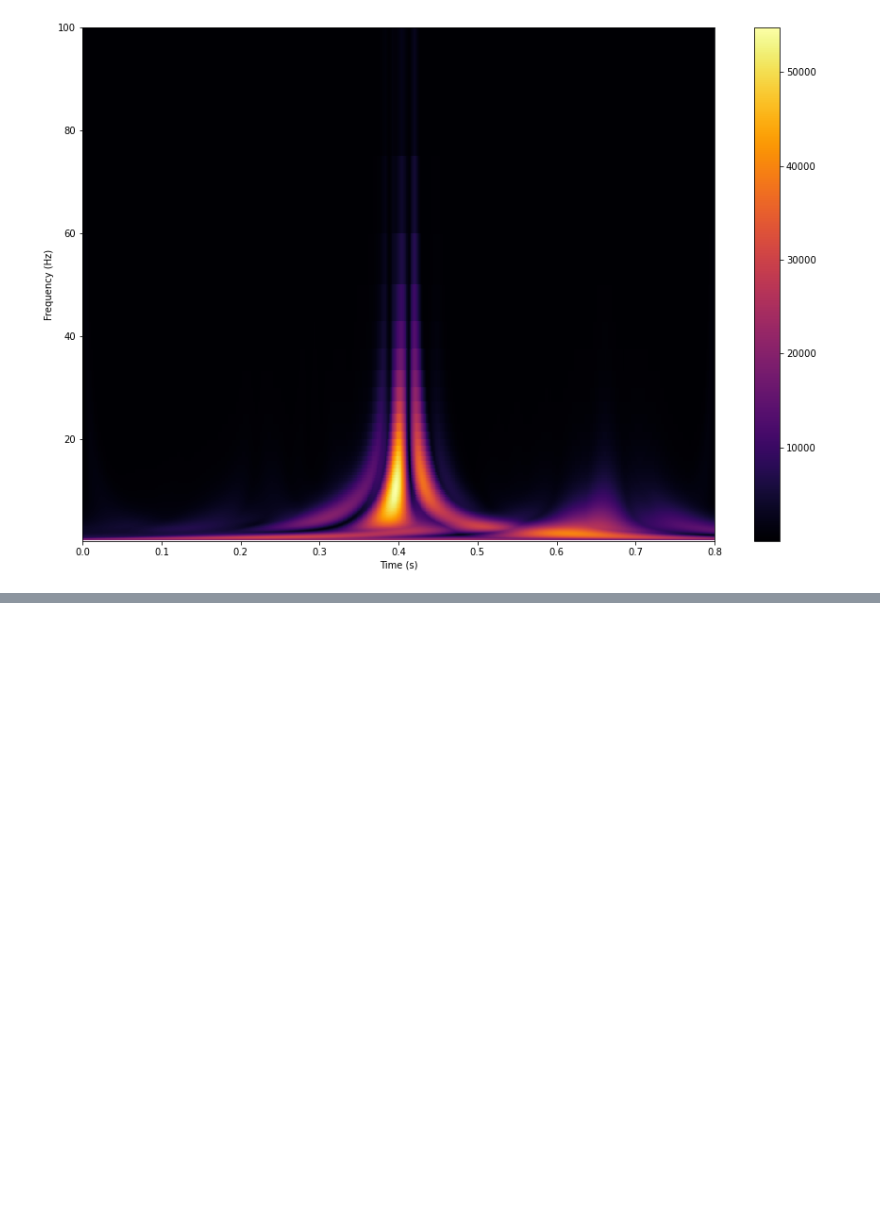
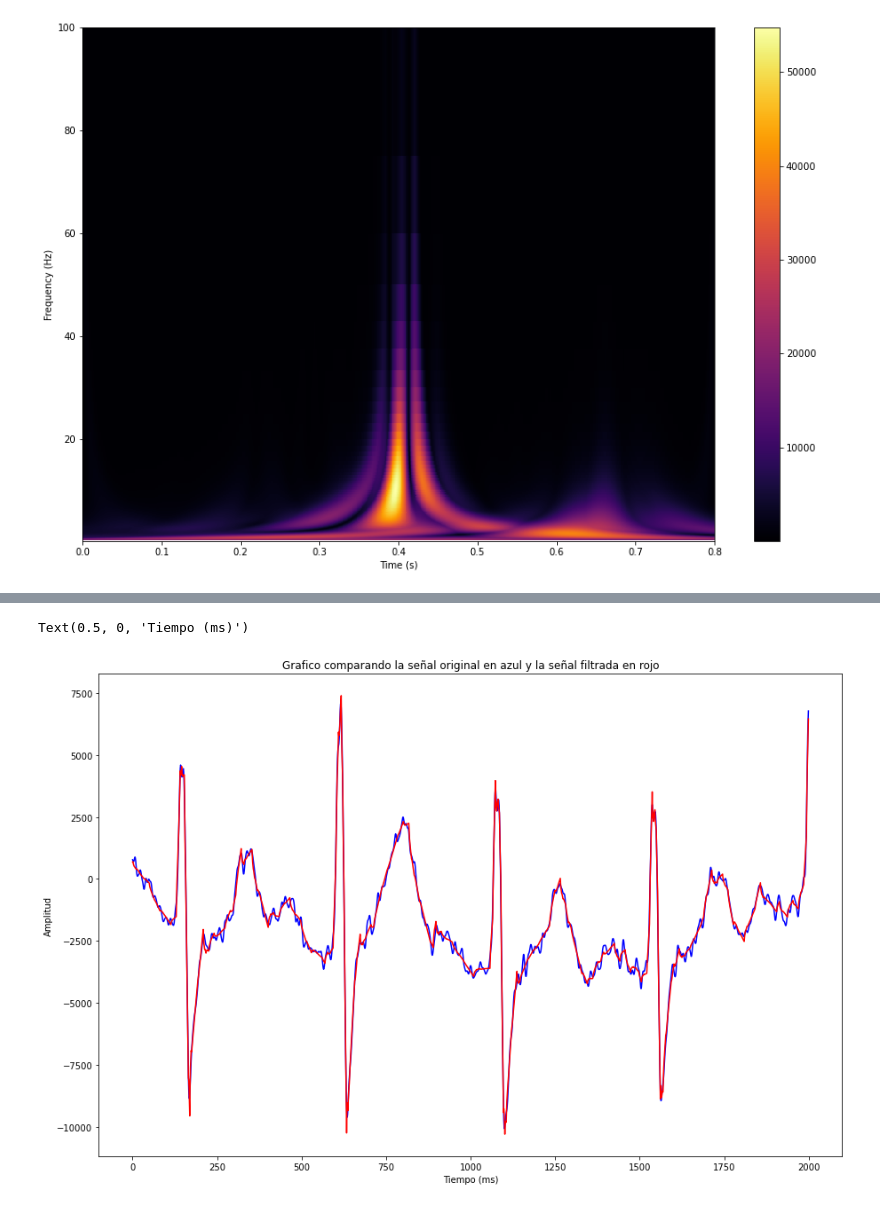
Before and after one commit to Sidorczuk/DSP, a Jupyter notebook: TP-Final.ipynb, the cells around one changed output, grey strips where cells are left out. Saved outputs shown, nothing was run; the diff lists cells and outputs as text; code cells hidden in the pictures; blank space fills up the shorter version.

Commit message:
Add first attemp at filtering high frequency noise
Used 2 diferent programs for filtering the ecg signal using wavelet multiresolution analysis and compared to the original signal

```diff
--- a/TP-Final.ipynb
+++ b/TP-Final.ipynb
@@ -106 +107,37 @@ plt.colorbar()
 [figure]
+# %%
+# Filtrado del ruido de alta frecuencia del ecg realizando una descomposicion multiresolucion con la dwt
+# Usando la funcion exponencial
+
+N = len(ecg_one_lead)
+LastLevel = 10
+
+coeffs = pywt.wavedec(ecg_one_lead.reshape(N), 'db2', level=LastLevel)
+
+alfa = 0.5
+desvio = 1.483 * np.median(abs(np.concatenate(coeffs[1:-1], axis=None)))
+th = desvio*np.sqrt(2*np.log(N)) * 3
+for j in range(1,len(coeffs)):
+    threshold = th / np.log(LastLevel-j+2)
+    for i in range(len(coeffs[j])):
+        if abs(coeffs[j][i]) < threshold:
+            coeffs[j][i] = 0
+        else:
+            coeffs[j][i] = np.sign(coeffs[j][i]) * (abs(coeffs[j][i]) - threshold/np.exp(alfa*(abs(coeffs[j][i])-threshold)/threshold)  )
+
+# coeffs[0][:] = 0
+
+# plt.figure()
+# plt.plot(coeffs[LastLevel])
+
+signal = pywt.waverec(coeffs, 'db2')
+
+plt.figure(figsize=(15, 10))
+plt.plot(ecg_one_lead[710800:712800],color='blue')
+plt.plot(signal[710800:712800],color='red')
+plt.title('Grafico comparando la señal original en azul y la señal filtrada en rojo')
+plt.ylabel('Amplitud')
+plt.xlabel('Tiempo (ms)')
+# %% [output]
+Text(0.5, 0, 'Tiempo (ms)')
+[figure, added]
```
Also changed, not shown: parts of 3 cells of this notebook.
